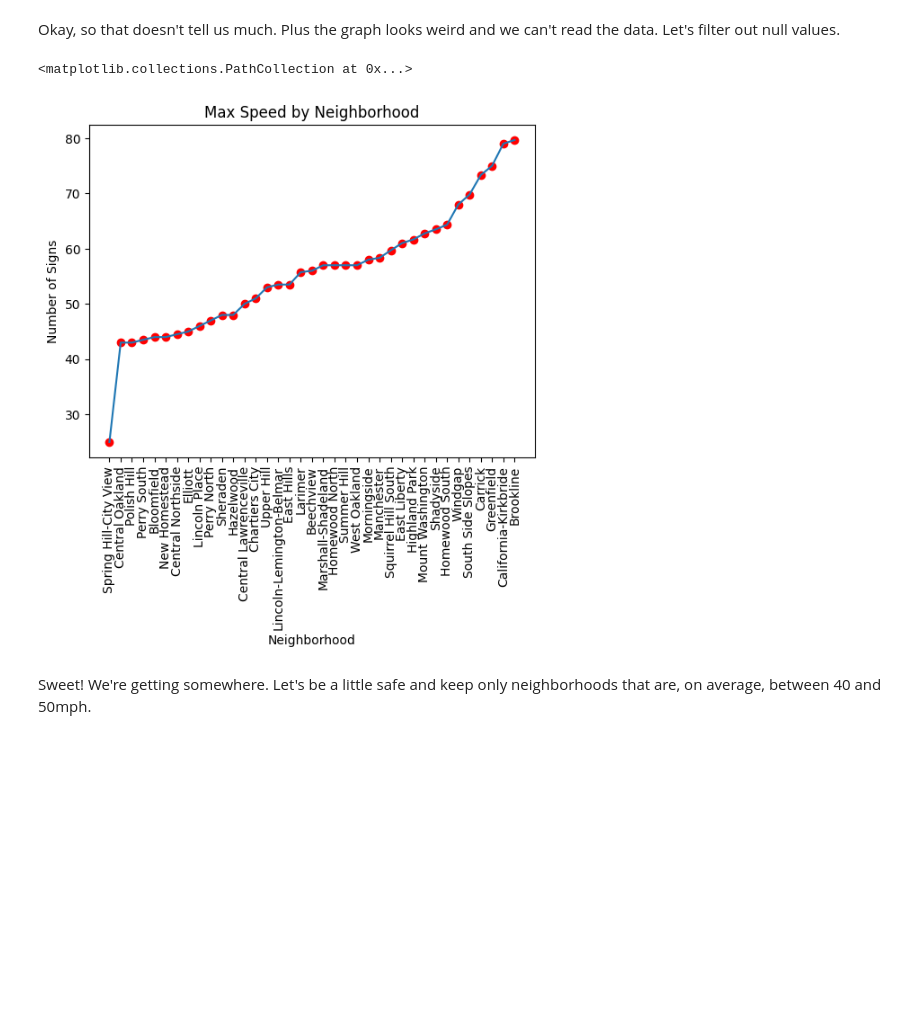
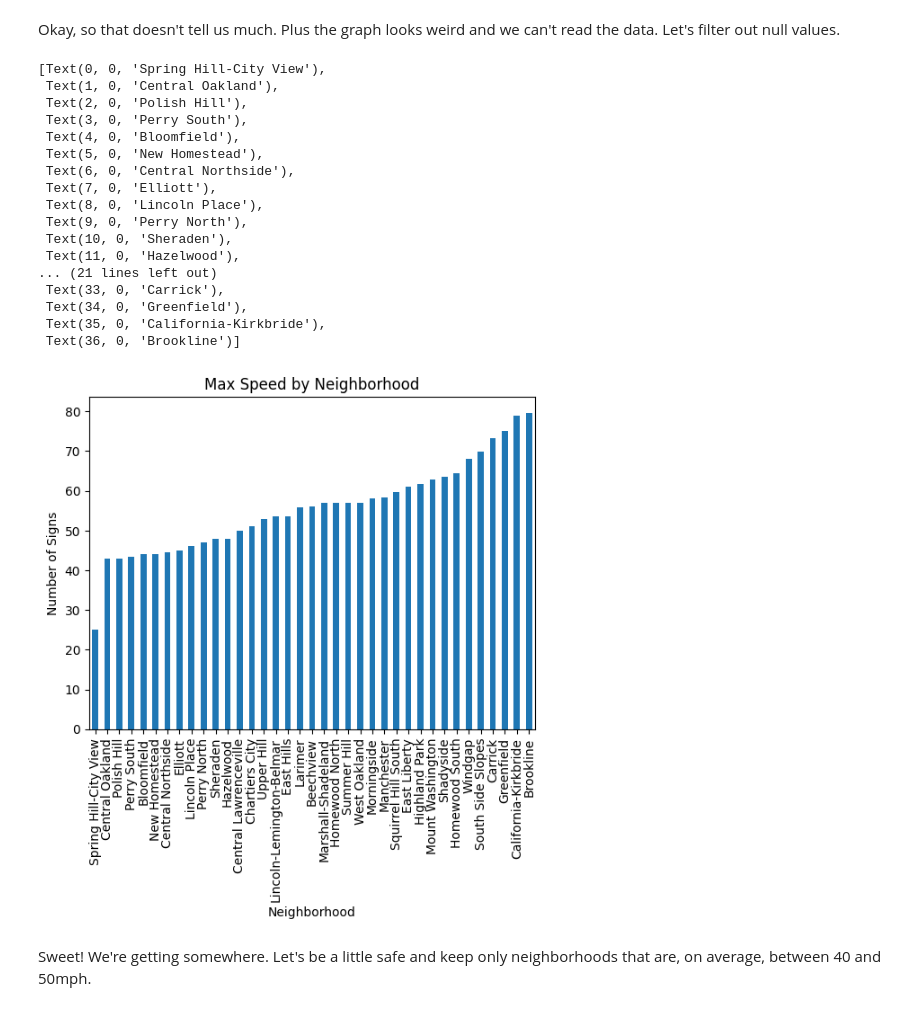
Before and after one commit to patelpratham11/Final_Project, a Jupyter notebook: Final_Report.ipynb, the cells around one changed output. Drawn from its saved outputs; the diff is of its cells as text; code cells hidden in the pictures; blank space fills up the shorter version.

```diff
--- a/Final_Report.ipynb
+++ b/Final_Report.ipynb
@@ -139,19 +167,30 @@ Okay, so that doesn't tell us much. Plus the graph looks weird and we can't read
 # %%
 average_speed = speed[(speed['max_speed'] > 0)].groupby('neighborhood')['max_speed'].mean().sort_values(ascending=True)
 
 
-graph = average_speed.plot(kind='line', title="Max Speed by Neighborhood", xlabel="Neighborhood", ylabel="Number of Signs")
+graph = average_speed.plot(kind='bar', title="Max Speed by Neighborhood", xlabel="Neighborhood", ylabel="Number of Signs")
 x_labels = average_speed.index
 graph.set_xticks(range(len(x_labels)))
 graph.set_xticklabels(x_labels, rotation=90)
-
-# add dots to the specified values
-indices = average_speed.index[:]
-values = average_speed[indices]
-graph.scatter(indices, values, color='red')
 # %% [output]
-<matplotlib.collections.PathCollection at 0x...>
+[Text(0, 0, 'Spring Hill-City View'),
+ Text(1, 0, 'Central Oakland'),
+ Text(2, 0, 'Polish Hill'),
+ Text(3, 0, 'Perry South'),
+ Text(4, 0, 'Bloomfield'),
+ Text(5, 0, 'New Homestead'),
+ Text(6, 0, 'Central Northside'),
+ Text(7, 0, 'Elliott'),
+ Text(8, 0, 'Lincoln Place'),
+ Text(9, 0, 'Perry North'),
+ Text(10, 0, 'Sheraden'),
+ Text(11, 0, 'Hazelwood'),
+... (21 lines left out)
+ Text(33, 0, 'Carrick'),
+ Text(34, 0, 'Greenfield'),
+ Text(35, 0, 'California-Kirkbride'),
+ Text(36, 0, 'Brookline')]
-[figure, old version]
+[figure, new version]
 # %% [markdown]
 Sweet! We're getting somewhere. Let's be a little safe and keep only neighborhoods that are, on average, between 40 and 50mph.
 # %%
```
Also changed, not shown: parts of 7 cells of this notebook.
